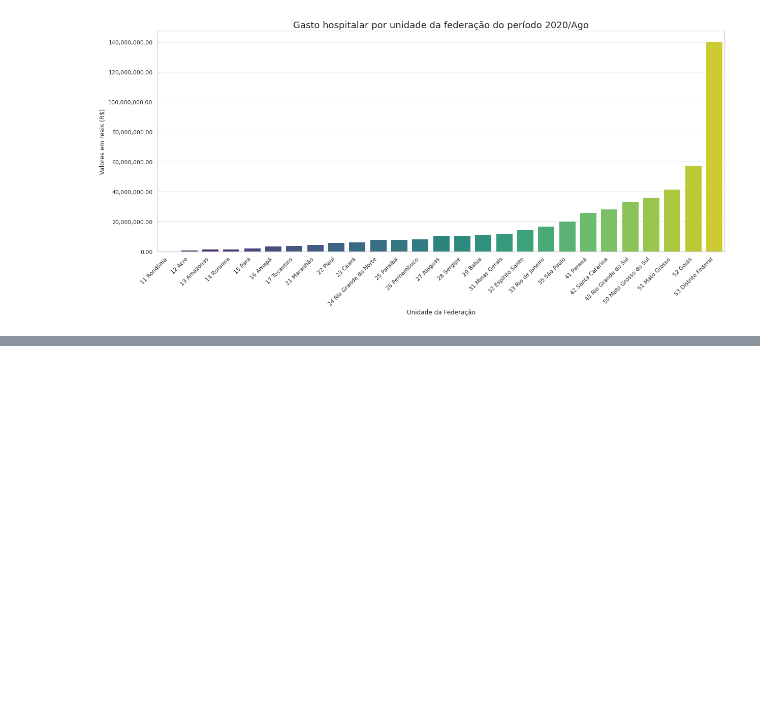
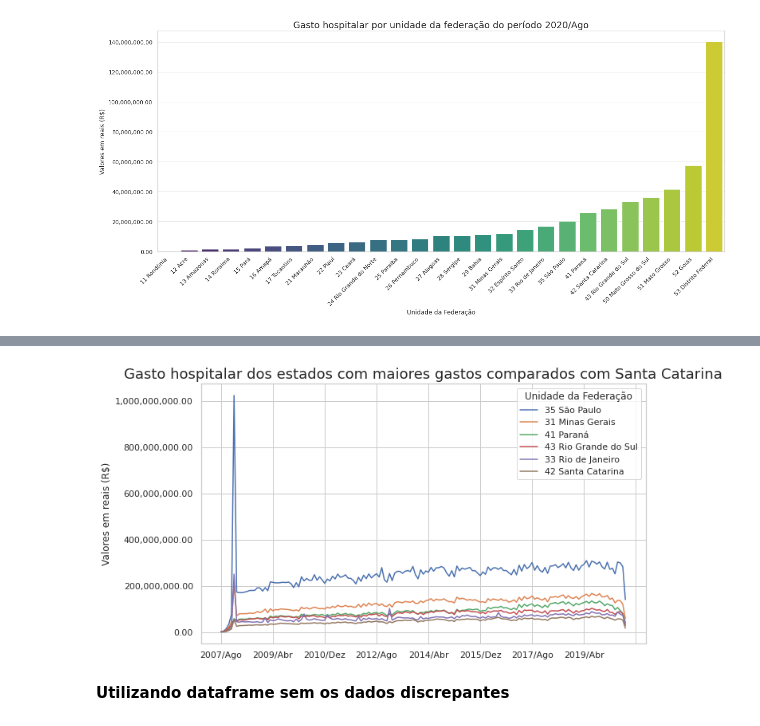
Before and after one commit to erikamarchi/bootcamp-alura-data-science, a Jupyter notebook: modulo-01/Dados_Hospitalares.ipynb, the cells around one changed output, grey strips where cells are left out. Cells and saved outputs as stored; diff of their text form; code cells hidden in the pictures; blank space fills up the shorter version.

```diff
--- a/modulo-01/Dados_Hospitalares.ipynb
+++ b/modulo-01/Dados_Hospitalares.ipynb
@@ -143,0 +192,11 @@ ax.figure.set_size_inches(10,6);
+# %%
+maiores_gastos = pd.concat([ordenado_por_total.head(5), ordenado_por_total.query('index == "42 Santa Catarina"')])
+ax = maiores_gastos.T.plot(figsize=(10,6))
+ax.set_title('Gasto hospitalar dos estados com maiores gastos comparados com Santa Catarina',fontsize=18)
+ax.yaxis.set_major_formatter(ticker.StrMethodFormatter("{x:,.2f}"))
+ax.set_ylabel("Valores em reais (R$)")
+ax.figure.set_size_inches(10,6);
+# %% [output]
+[figure, added]
+# %% [markdown]
+**Utilizando dataframe sem os dados discrepantes**
```
Also changed, not shown: parts of 15 cells of this notebook.
